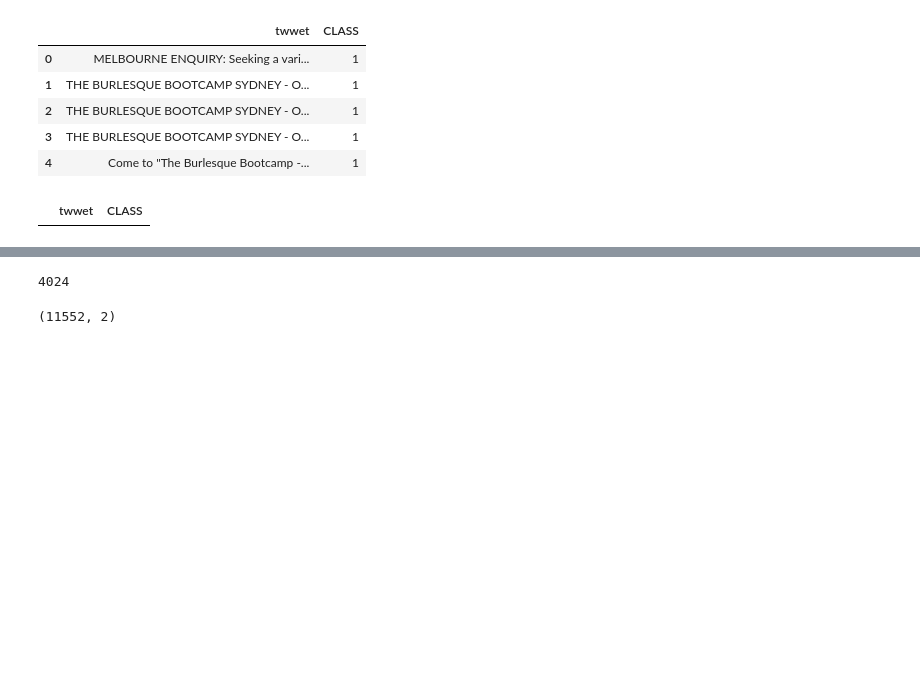
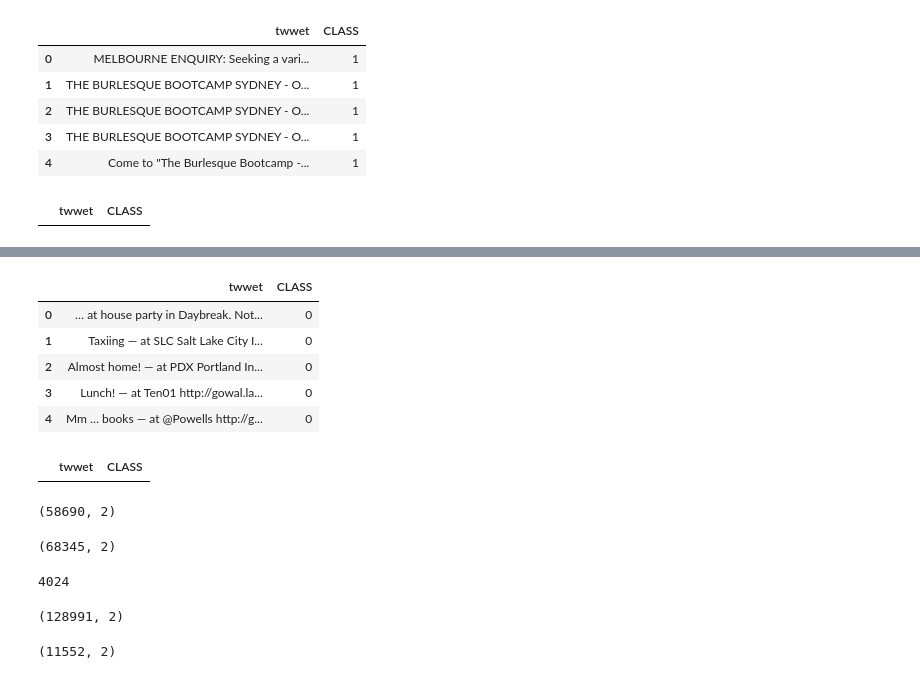
Before and after one commit to Soumya-Dey/YouTube-spam-detection-system, a Jupyter notebook: preprocessing.ipynb, the cells around one changed output, grey strips where cells are left out. Drawn from its saved outputs; the diff is of its cells as text; code cells hidden in the pictures; blank space fills up the shorter version.

```diff
--- a/preprocessing.ipynb
+++ b/preprocessing.ipynb
@@ -155,3 +165,26 @@ twt_data[twt_data['twwet'].isna()]
+# %%
+legitimate_data = legitimate_data.drop(columns=['id', 'id2', 'timestamp'])
+legitimate_data['CLASS'] = 0
+legitimate_data.head()
+# %% [output]
+|  | twwet | CLASS |
+| 0 | … at house party in Daybreak. Not... | 0 |
+| 1 | Taxiing — at SLC Salt Lake City I... | 0 |
+| 2 | Almost home! — at PDX Portland In... | 0 |
+| 3 | Lunch! — at Ten01 http://gowal.la... | 0 |
+| 4 | Mm … books — at @Powells http://g... | 0 |
+# %%
+legitimate_data[legitimate_data['twwet'].isna()]
+# %% [output]
+|  | twwet | CLASS |
+# %%
+twt_data.shape
+# %% [output]
+(58690, 2)
+# %%
+legitimate_data.shape
+# %% [output]
+(68345, 2)
 # %%
 twt_data_downsampled = resample(twt_data, replace=False, n_samples=4024, random_state=123)
 len(twt_data_downsampled)
@@ -160,3 +208,8 @@ len(twt_data_downsampled)
+# %%
+train_data = pd.concat([train_data, twt_data, legitimate_data])
+train_data.shape
+# %% [output]
+(128991, 2)
 # %%
 twt_data_downsampled["FORMATTED_CONTENT"] = twt_data_downsampled["twwet"].apply(removeHtmlTgs)
 twt_data_downsampled["FORMATTED_CONTENT"] = twt_data_downsampled["twwet"].apply(keepOnlyAscii)
```
Also changed, not shown: parts of 13 cells of this notebook, 17 other files.
